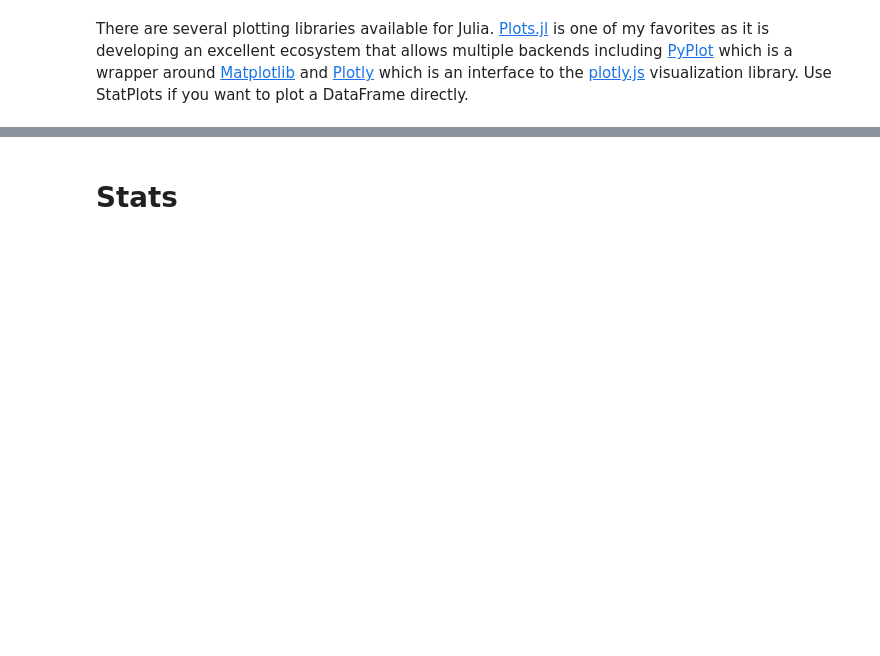
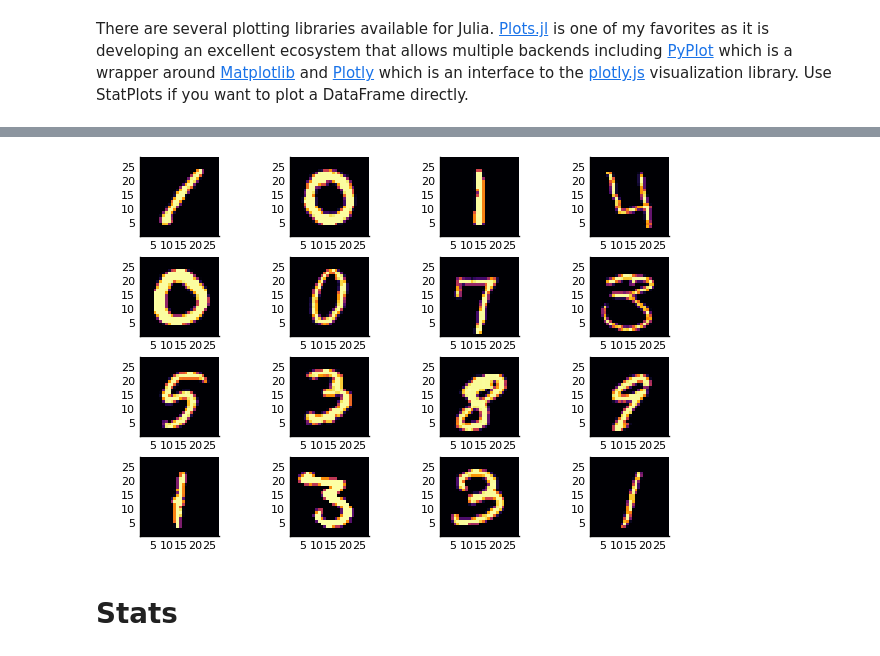
Before and after one commit to ultradian/julia_notebooks, a Jupyter notebook: mxnet/mnistMLP.ipynb, the cells around one changed output, grey strips where cells are left out. Cells and saved outputs as stored; diff of their text form; code cells hidden in the pictures; blank space fills up the shorter version.

```diff
--- a/mxnet/mnistMLP.ipynb
+++ b/mxnet/mnistMLP.ipynb
@@ -112,5 +123,5 @@ Plots.PyPlotBackend()
 # %%
 # we can use an array comprehension to plot the first sixteen rows
 # the Plots library automatically resizes everything for you and adds the axes
-plot([heatmap(rotl90(reshape(Array(train[i,2:end]), 28, 28)), aspect_ratio=:equal) for i=1:16]...)
+plot([heatmap(rotl90(reshape([train[i,col] for col in 2:785], 28, 28)), aspect_ratio=:equal) for i=1:16]...)
 # %% [output]
@@ -118,3 +128,4 @@ plot([heatmap(rotl90(reshape(Array(train[i,2:end]), 28, 28)), aspect_ratio=:equa
+[figure, added]
 # %% [markdown]
 # Stats
 # %% [markdown]
```
Also changed, not shown: parts of 27 cells of this notebook, 27 other files.
